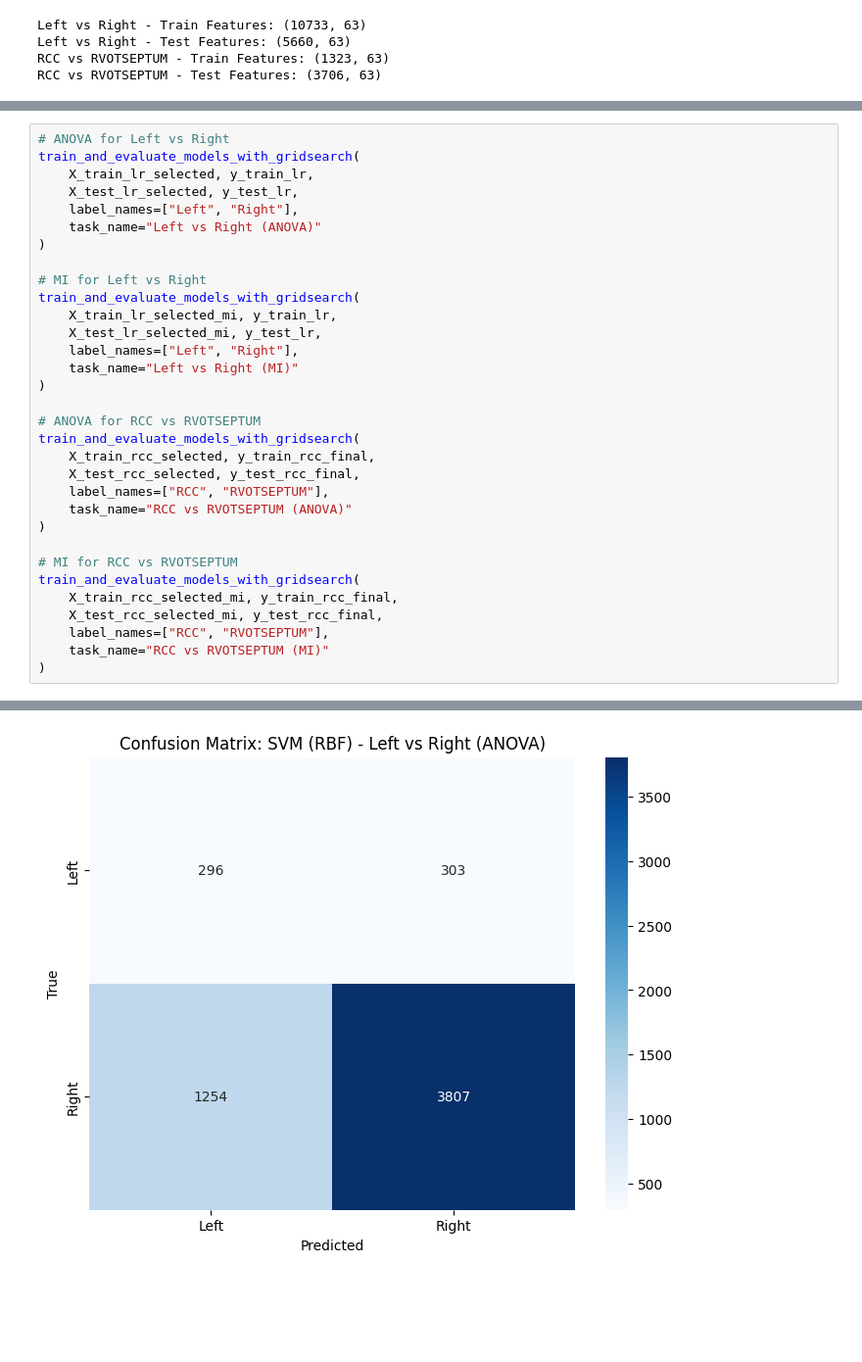
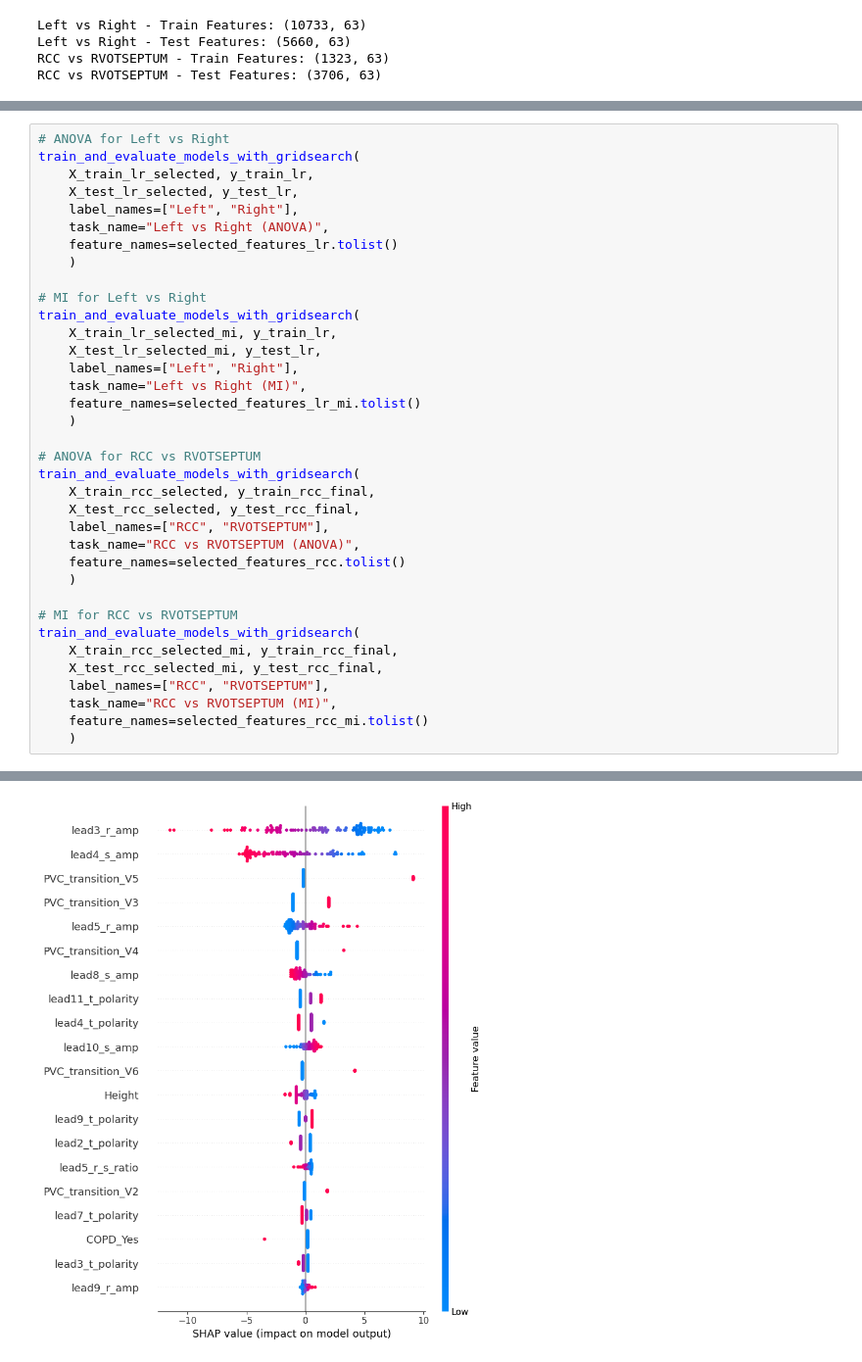
Before and after one commit to taniapazospuig/compbiomed-seminars, a Jupyter notebook: big_dataset_preprocessing.ipynb, the cells around one changed output, grey strips where cells are left out. Shown at 98% size. Saved outputs shown, nothing was run; the diff lists cells and outputs as text; blank space fills up the shorter version.

Commit message:
shap + processing plots

```diff
--- a/big_dataset_preprocessing.ipynb
+++ b/big_dataset_preprocessing.ipynb
@@ -1020,32 +1096,36 @@ train_and_evaluate_models_with_gridsearch(
     X_train_lr_selected, y_train_lr,
     X_test_lr_selected, y_test_lr,
     label_names=["Left", "Right"],
-    task_name="Left vs Right (ANOVA)"
-)
+    task_name="Left vs Right (ANOVA)",
+    feature_names=selected_features_lr.tolist()
+    )
 
 # MI for Left vs Right
 train_and_evaluate_models_with_gridsearch(
     X_train_lr_selected_mi, y_train_lr,
     X_test_lr_selected_mi, y_test_lr,
     label_names=["Left", "Right"],
-    task_name="Left vs Right (MI)"
-)
+    task_name="Left vs Right (MI)",
+    feature_names=selected_features_lr_mi.tolist()
+    )
 
 # ANOVA for RCC vs RVOTSEPTUM
 train_and_evaluate_models_with_gridsearch(
     X_train_rcc_selected, y_train_rcc_final,
     X_test_rcc_selected, y_test_rcc_final,
     label_names=["RCC", "RVOTSEPTUM"],
-    task_name="RCC vs RVOTSEPTUM (ANOVA)"
-)
+    task_name="RCC vs RVOTSEPTUM (ANOVA)",
+    feature_names=selected_features_rcc.tolist()
+    )
 
 # MI for RCC vs RVOTSEPTUM
 train_and_evaluate_models_with_gridsearch(
     X_train_rcc_selected_mi, y_train_rcc_final,
     X_test_rcc_selected_mi, y_test_rcc_final,
     label_names=["RCC", "RVOTSEPTUM"],
-    task_name="RCC vs RVOTSEPTUM (MI)"
-)
+    task_name="RCC vs RVOTSEPTUM (MI)",
+    feature_names=selected_features_rcc_mi.tolist()
+    )
 # %% [output]
 Logistic Regression for Left vs Right (ANOVA)
 Best Params: {'C': 10, 'penalty': 'l2', 'solver': 'lbfgs'}
@@ -1067 +1145 @@ Best Params: {'C': 10, 'gamma': 'auto', 'kernel': 'rbf'}
-[figure, old version]
+[figure, new version]
```
Also changed, not shown: parts of 8 cells of this notebook.
